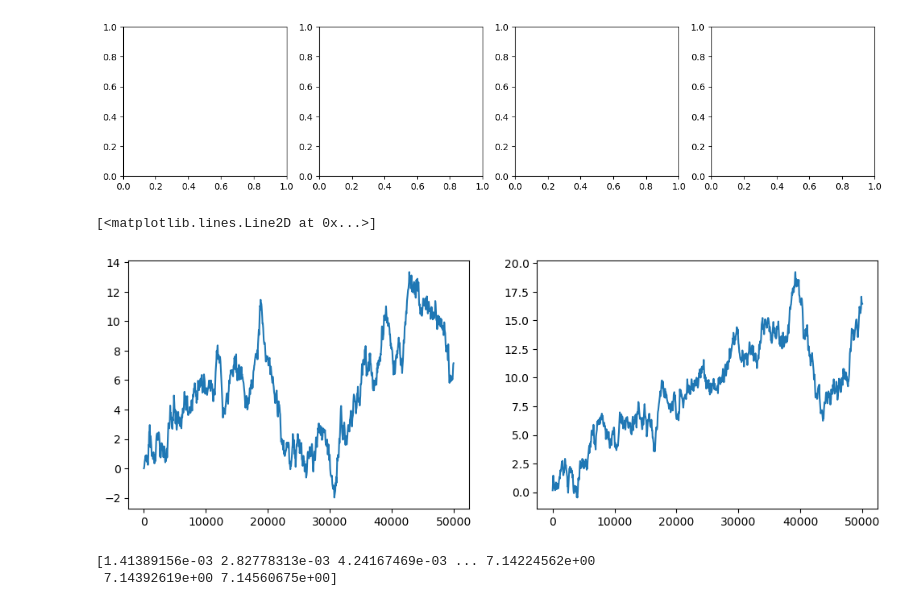
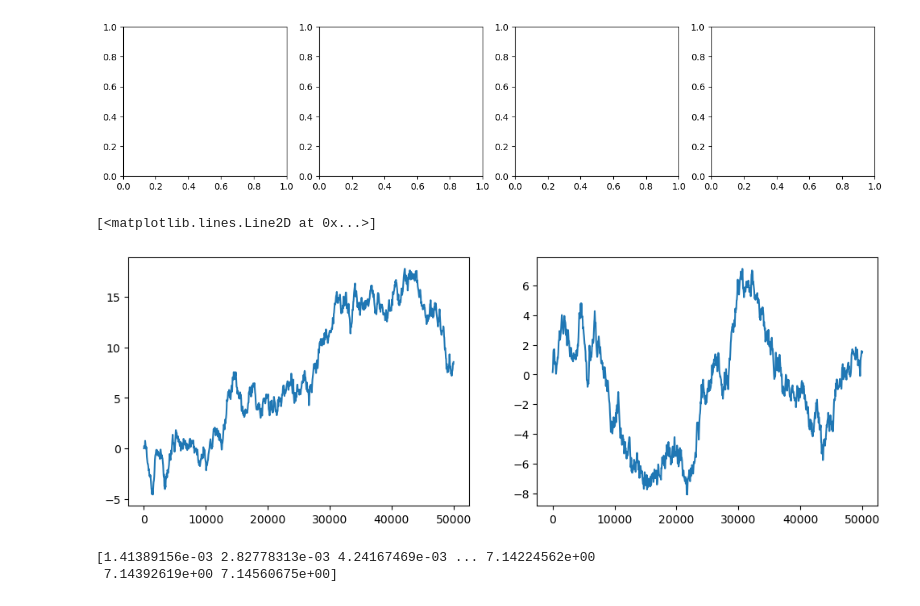
Before and after one commit to karsten3112/Computational-Physics, a Jupyter notebook: Week5/exercise27/analysis.ipynb, the cells around one changed output. Drawn from its saved outputs; the diff is of its cells as text; code cells hidden in the pictures.

```diff
--- a/Week5/exercise27/analysis.ipynb
+++ b/Week5/exercise27/analysis.ipynb
@@ -32,14 +32,14 @@ for temp, ax in zip(temp_samples, axs):
 KeyError: 1
 [figure]
 # %%
-CMs = np.array([np.sum(atom_col.positions*atom_col.masses[:,None],axis=0)/np.sum(atom_col.masses) for atom_col in atom_col_dict[37]])
+CMs = np.array([np.sum(atom_col.positions*atom_col.masses[:,None],axis=0)/np.sum(atom_col.masses) for atom_col in atom_col_dict[0]])
 fig, axs = plt.subplots(1,2, figsize=(12,4))
 xs = np.linspace(0, len(CMs), len(CMs))
 axs[0].plot(xs, CMs[:,0])
 axs[1].plot(xs, CMs[:,1])
 # %% [output]
 [<matplotlib.lines.Line2D at 0x...>]
-[figure, old version]
+[figure, new version]
 # %%
 print(CMs[:,0])
 # %% [output]
```
Also changed, not shown: 5 other files.
